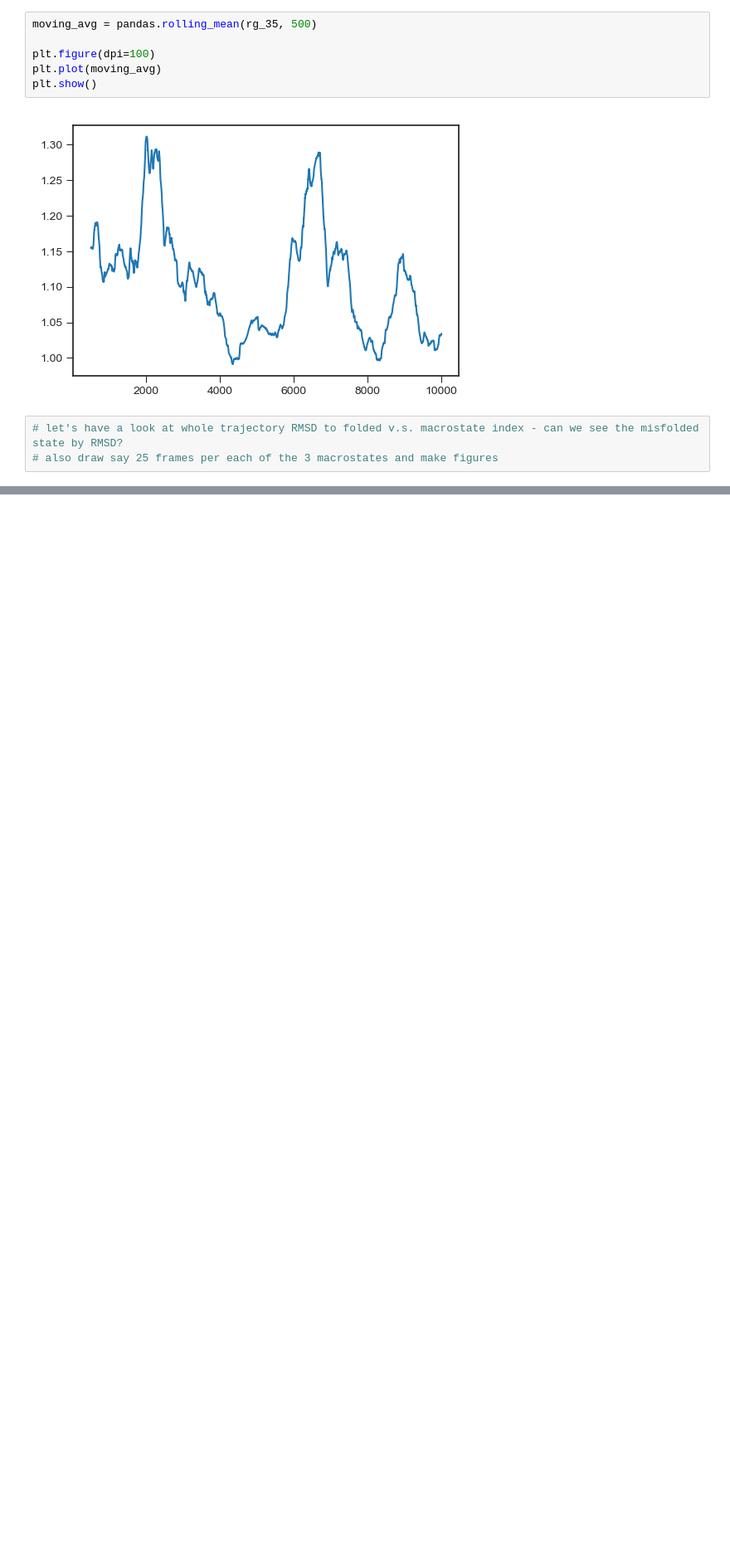
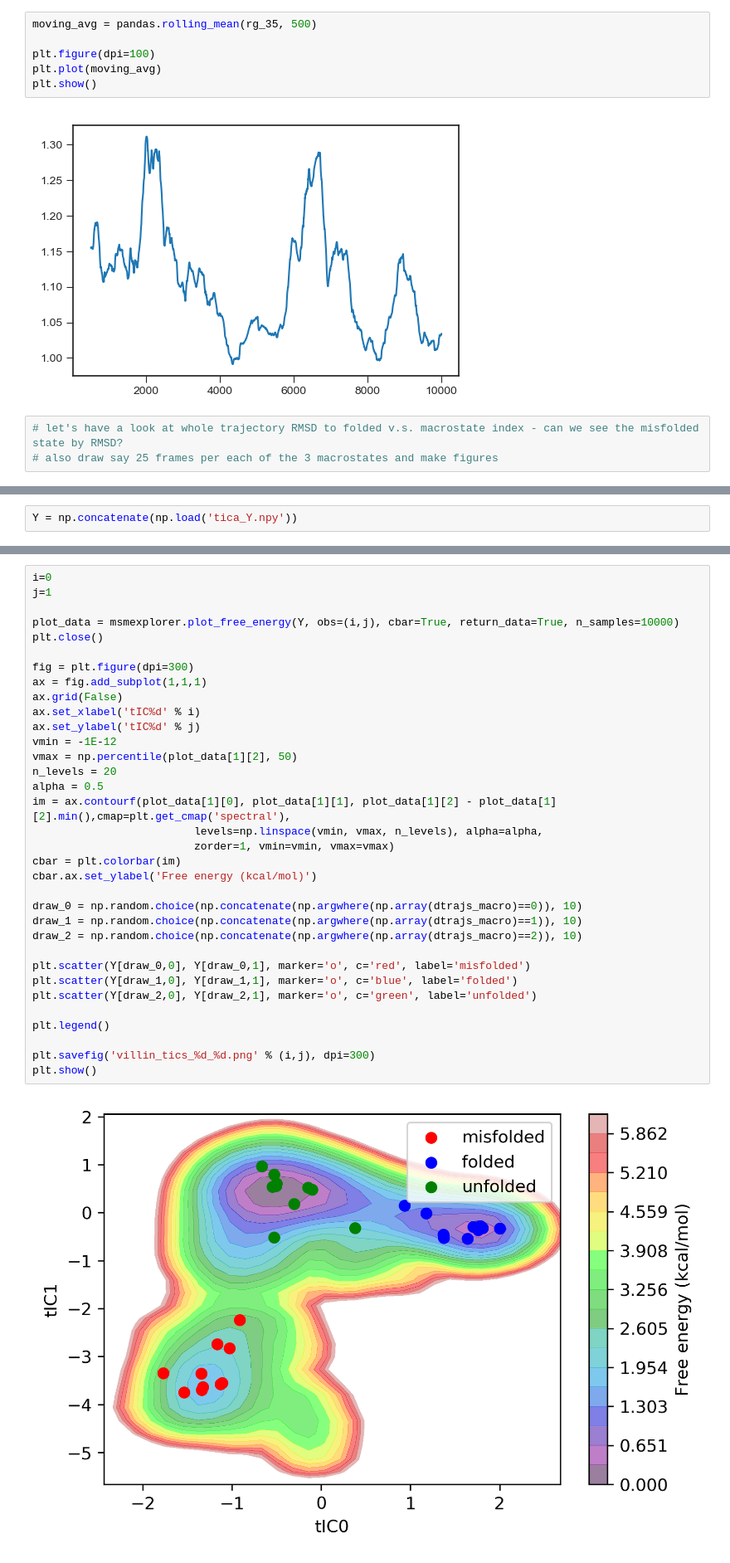
Before and after one commit to choderalab/msm-mfpt, a Jupyter notebook: vamp_scoring/automatic_eigenvalue/villin/villin_top_model.ipynb, the cells around one changed output, grey strips where cells are left out. Shown at 83% size. Drawn from its saved outputs; the diff is of its cells as text; blank space fills up the shorter version.

```diff
--- a/vamp_scoring/automatic_eigenvalue/villin/villin_top_model.ipynb
+++ b/vamp_scoring/automatic_eigenvalue/villin/villin_top_model.ipynb
@@ -1012,0 +1141,2 @@ plt.show()
+# %%
+Y = np.concatenate(np.load('tica_Y.npy'))
@@ -1012,0 +1151,36 @@ plt.show()
+# %%
+i=0
+j=1
+
+plot_data = msmexplorer.plot_free_energy(Y, obs=(i,j), cbar=True, return_data=True, n_samples=10000)
+plt.close()
+
+fig = plt.figure(dpi=300)
+ax = fig.add_subplot(1,1,1)
+ax.grid(False)
+ax.set_xlabel('tIC%d' % i)
+ax.set_ylabel('tIC%d' % j)
+vmin = -1E-12
+vmax = np.percentile(plot_data[1][2], 50)
+n_levels = 20
+alpha = 0.5
+im = ax.contourf(plot_data[1][0], plot_data[1][1], plot_data[1][2] - plot_data[1][2].min(),cmap=plt.get_cmap('spectral'),
+                         levels=np.linspace(vmin, vmax, n_levels), alpha=alpha,
+                         zorder=1, vmin=vmin, vmax=vmax)
+cbar = plt.colorbar(im)
+cbar.ax.set_ylabel('Free energy (kcal/mol)')
+
+draw_0 = np.random.choice(np.concatenate(np.argwhere(np.array(dtrajs_macro)==0)), 10)
+draw_1 = np.random.choice(np.concatenate(np.argwhere(np.array(dtrajs_macro)==1)), 10)
+draw_2 = np.random.choice(np.concatenate(np.argwhere(np.array(dtrajs_macro)==2)), 10)
+
+plt.scatter(Y[draw_0,0], Y[draw_0,1], marker='o', c='red', label='misfolded')
+plt.scatter(Y[draw_1,0], Y[draw_1,1], marker='o', c='blue', label='folded')
+plt.scatter(Y[draw_2,0], Y[draw_2,1], marker='o', c='green', label='unfolded')
+
+plt.legend()
+
+plt.savefig('villin_tics_%d_%d.png' % (i,j), dpi=300)
+plt.show()
+# %% [output]
+[figure, added]
```
Also changed, not shown: parts of 33 cells of this notebook, 3 other files.
